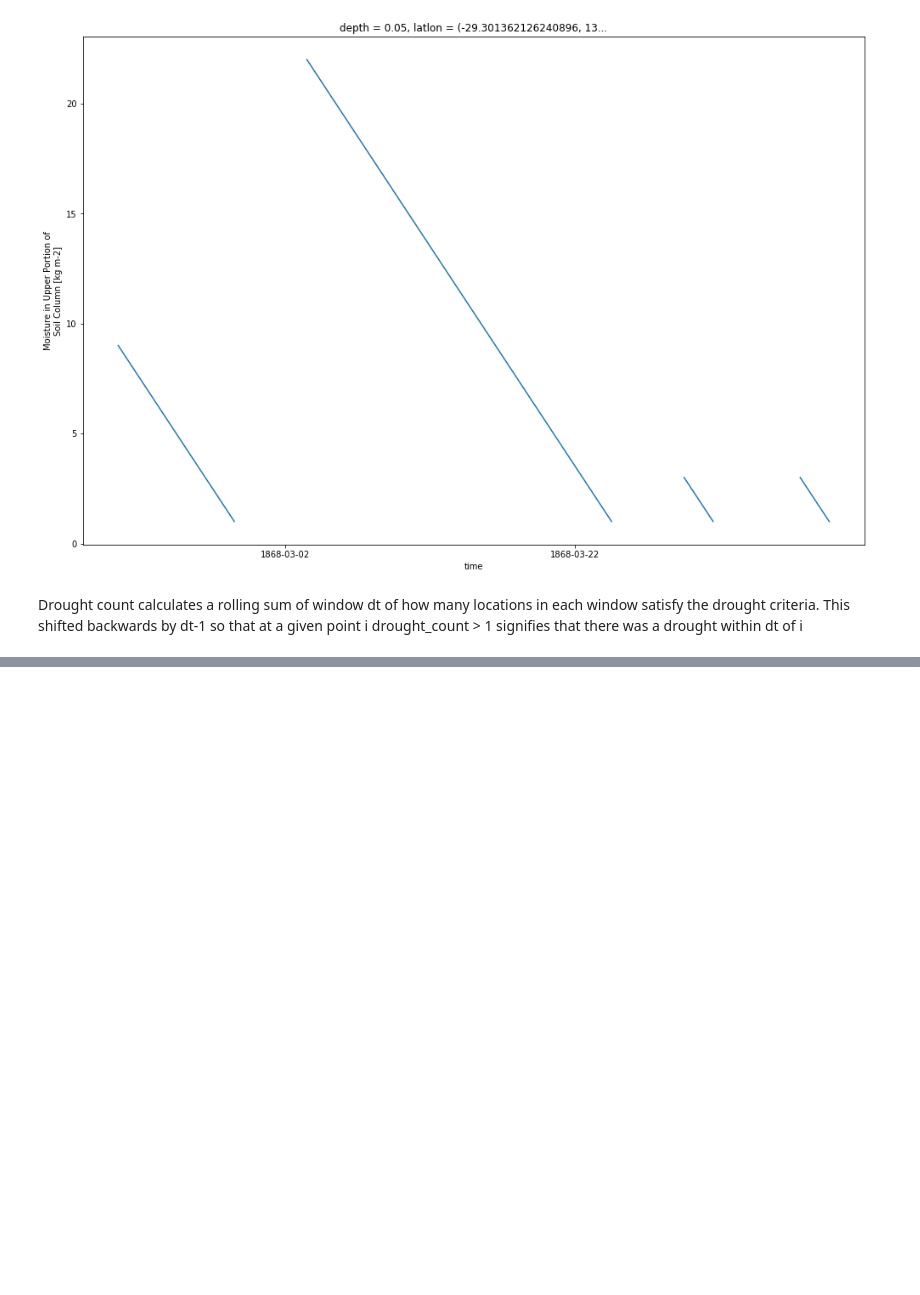
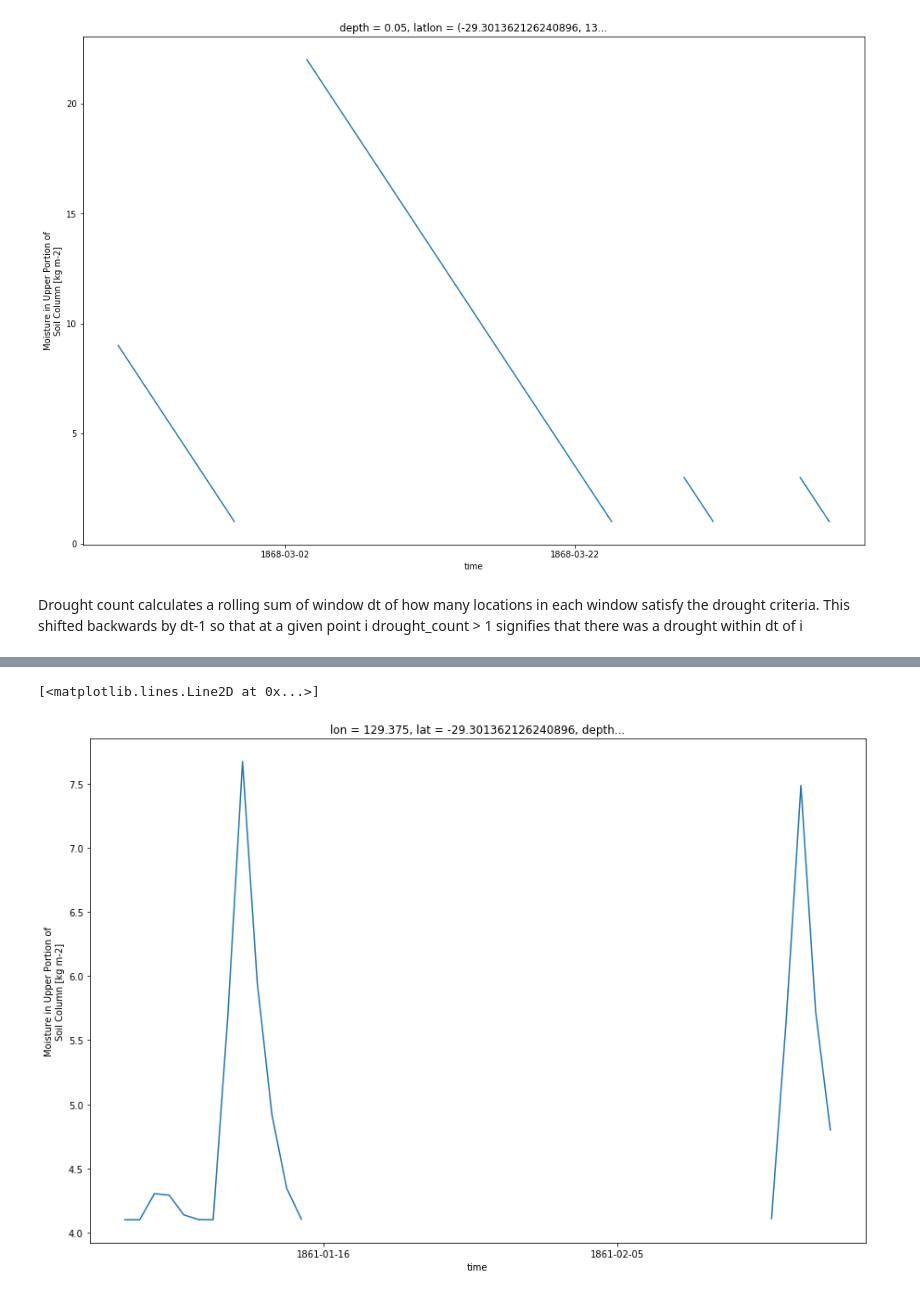
Before and after one commit to aidanheerdegen/flash_drought, a Jupyter notebook: Whole array approach.ipynb, the cells around one changed output, grey strips where cells are left out. Saved outputs shown, nothing was run; the diff lists cells and outputs as text; code cells hidden in the pictures; blank space fills up the shorter version.

```diff
--- a/Whole array approach.ipynb
+++ b/Whole array approach.ipynb
@@ -164,0 +216,8 @@ result.groupby('time.season').mean(dim='time').to_netcdf('result.nc')
+# %%
+ts_result = ts_moist.where(ts>=tsperc.values[2]).where(ts_drought_count>0).compute()
+# %%
+ts.where(ts>=tsperc.values[2]).plot(size=10)
+ts_result.where(ts_moist>0).plot(color='red')
+# %% [output]
+[<matplotlib.lines.Line2D at 0x...>]
+[figure, added]
```
Also changed, not shown: parts of 18 cells of this notebook.
